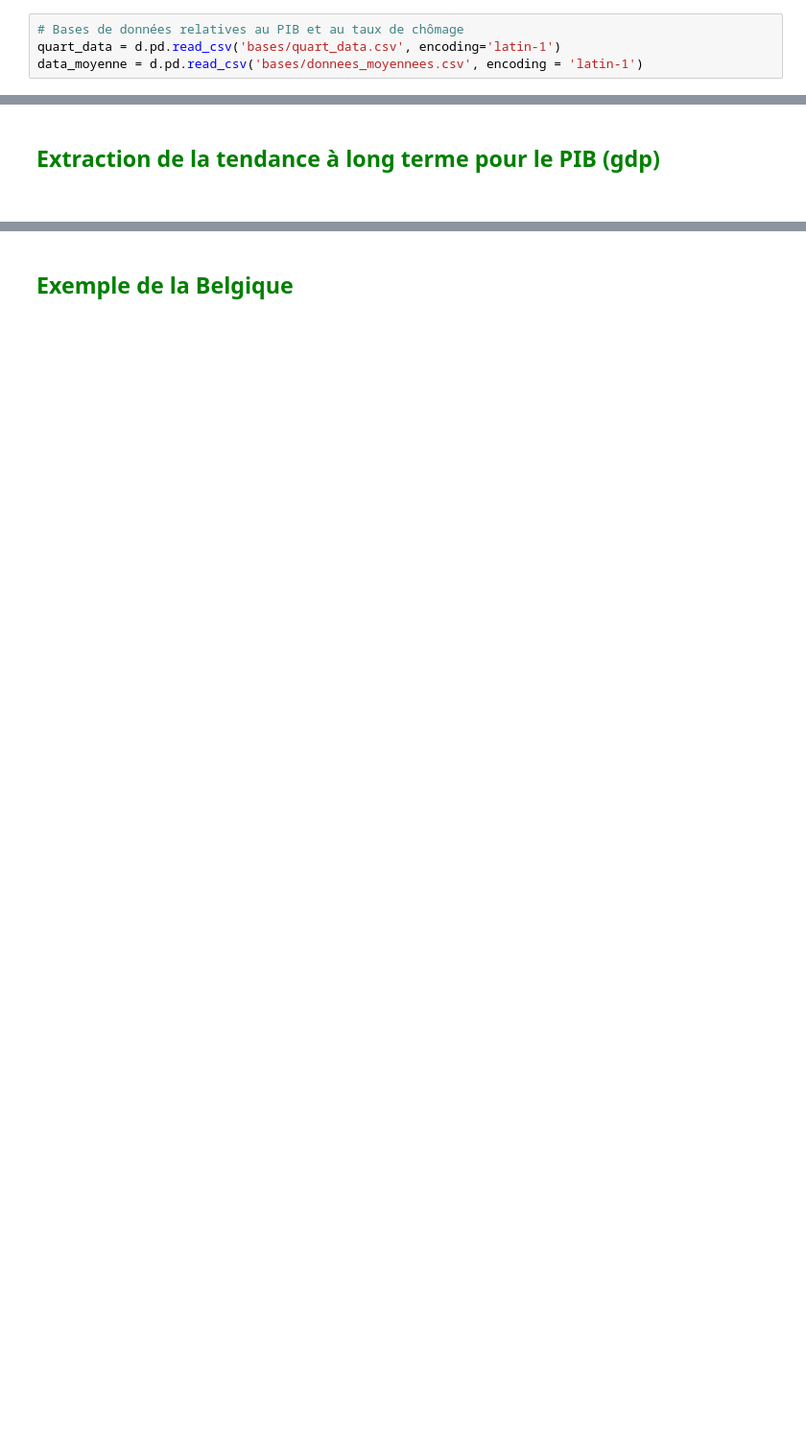
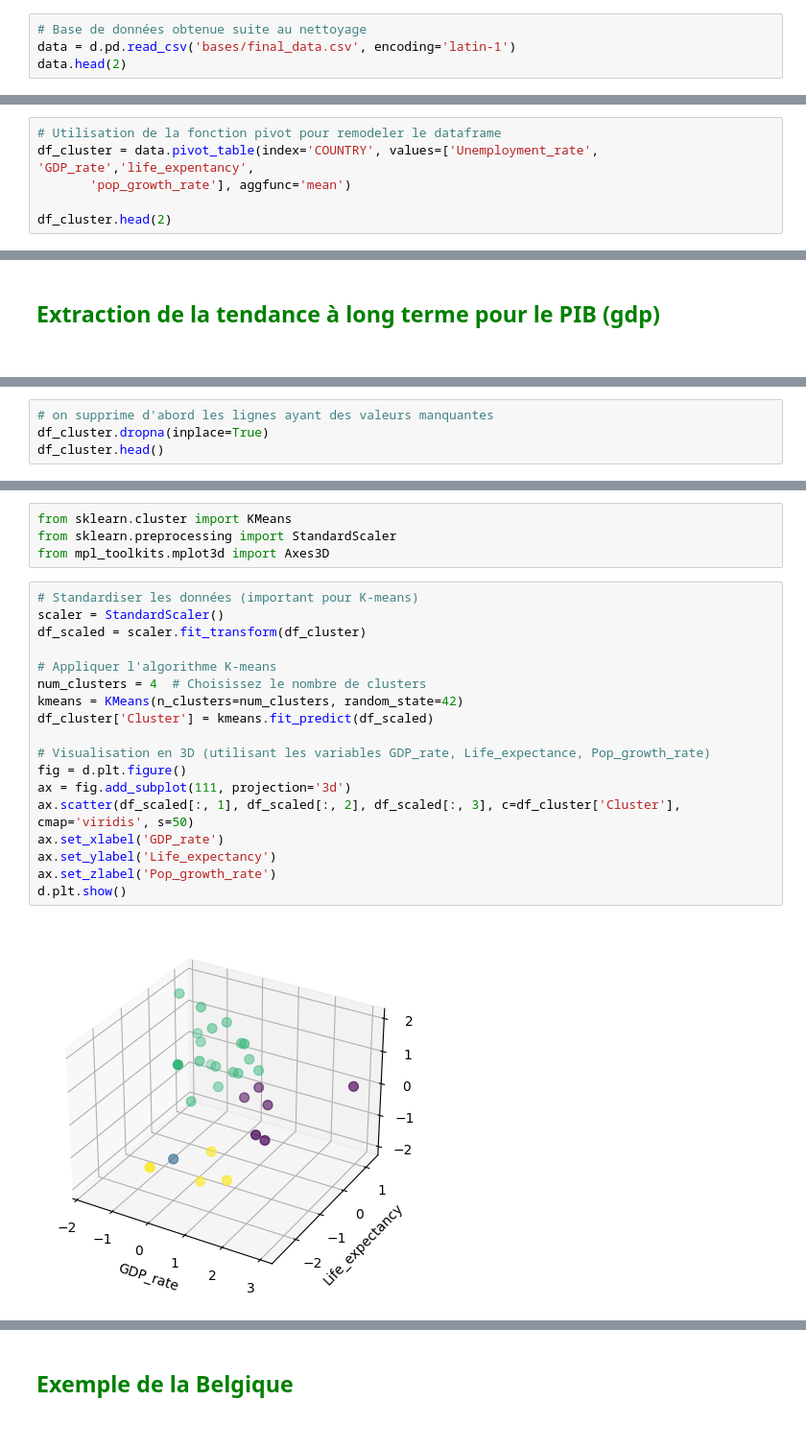
Before and after one commit to Marimar4/Projet-Python, a Jupyter notebook: monmodule/Modélisation.ipynb, the cells around one changed output, grey strips where cells are left out. Shown at 96% size. Drawn from its saved outputs; the diff is of its cells as text; blank space fills up the shorter version.

Commit message:
modélisation clustering

```diff
--- a/monmodule/Modélisation.ipynb
+++ b/monmodule/Modélisation.ipynb
@@ -52,6 +52,6 @@ Nous sélectionnerons un pays de manière aléatoire au sein de chaque groupe af
 # %%
 import declarations as d
 # %%
-# Bases de données relatives au PIB et au taux de chômage
-quart_data = d.pd.read_csv('bases/quart_data.csv', encoding='latin-1')
-data_moyenne = d.pd.read_csv('bases/donnees_moyennees.csv', encoding = 'latin-1')
+# Base de données obtenue suite au nettoyage
+data = d.pd.read_csv('bases/final_data.csv', encoding='latin-1')
+data.head(2)
@@ -59,0 +96,6 @@ data_moyenne = d.pd.read_csv('bases/donnees_moyennees.csv', encoding = 'latin-1'
+# %%
+# Utilisation de la fonction pivot pour remodeler le dataframe
+df_cluster = data.pivot_table(index='COUNTRY', values=['Unemployment_rate', 'GDP_rate','life_expentancy',
+       'pop_growth_rate'], aggfunc='mean')
+
+df_cluster.head(2)
@@ -83,0 +156,4 @@ import statsmodels.api as sm
+# %%
+# on supprime d'abord les lignes ayant des valeurs manquantes
+df_cluster.dropna(inplace=True)
+df_cluster.head()
@@ -83,0 +168,24 @@ import statsmodels.api as sm
+# %%
+from sklearn.cluster import KMeans
+from sklearn.preprocessing import StandardScaler
+from mpl_toolkits.mplot3d import Axes3D
+# %%
+# Standardiser les données (important pour K-means)
+scaler = StandardScaler()
+df_scaled = scaler.fit_transform(df_cluster)
+
+# Appliquer l'algorithme K-means
+num_clusters = 4  # Choisissez le nombre de clusters
+kmeans = KMeans(n_clusters=num_clusters, random_state=42)
+df_cluster['Cluster'] = kmeans.fit_predict(df_scaled)
+
+# Visualisation en 3D (utilisant les variables GDP_rate, Life_expectance, Pop_growth_rate)
+fig = d.plt.figure()
+ax = fig.add_subplot(111, projection='3d')
+ax.scatter(df_scaled[:, 1], df_scaled[:, 2], df_scaled[:, 3], c=df_cluster['Cluster'], cmap='viridis', s=50)
+ax.set_xlabel('GDP_rate')
+ax.set_ylabel('Life_expectancy')
+ax.set_zlabel('Pop_growth_rate')
+d.plt.show()
+# %% [output]
+[figure, added]
```
Also changed, not shown: parts of 38 cells of this notebook.
